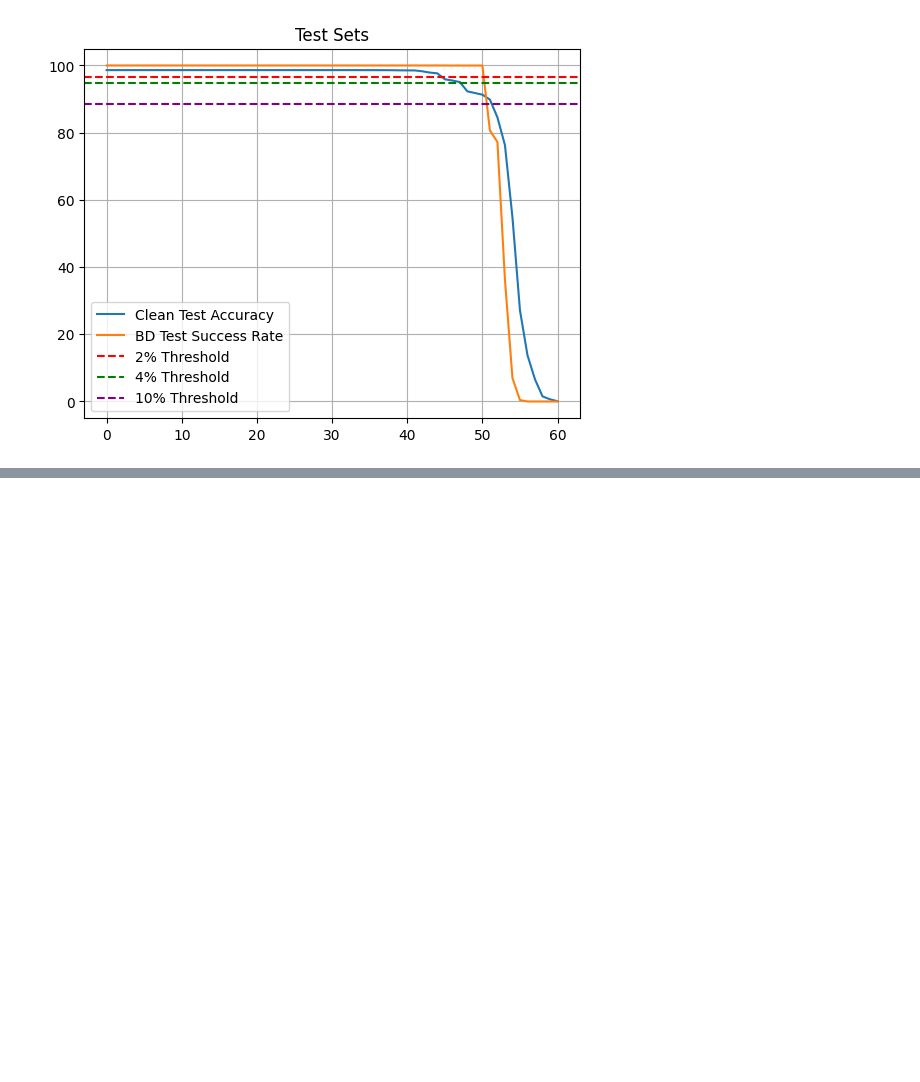
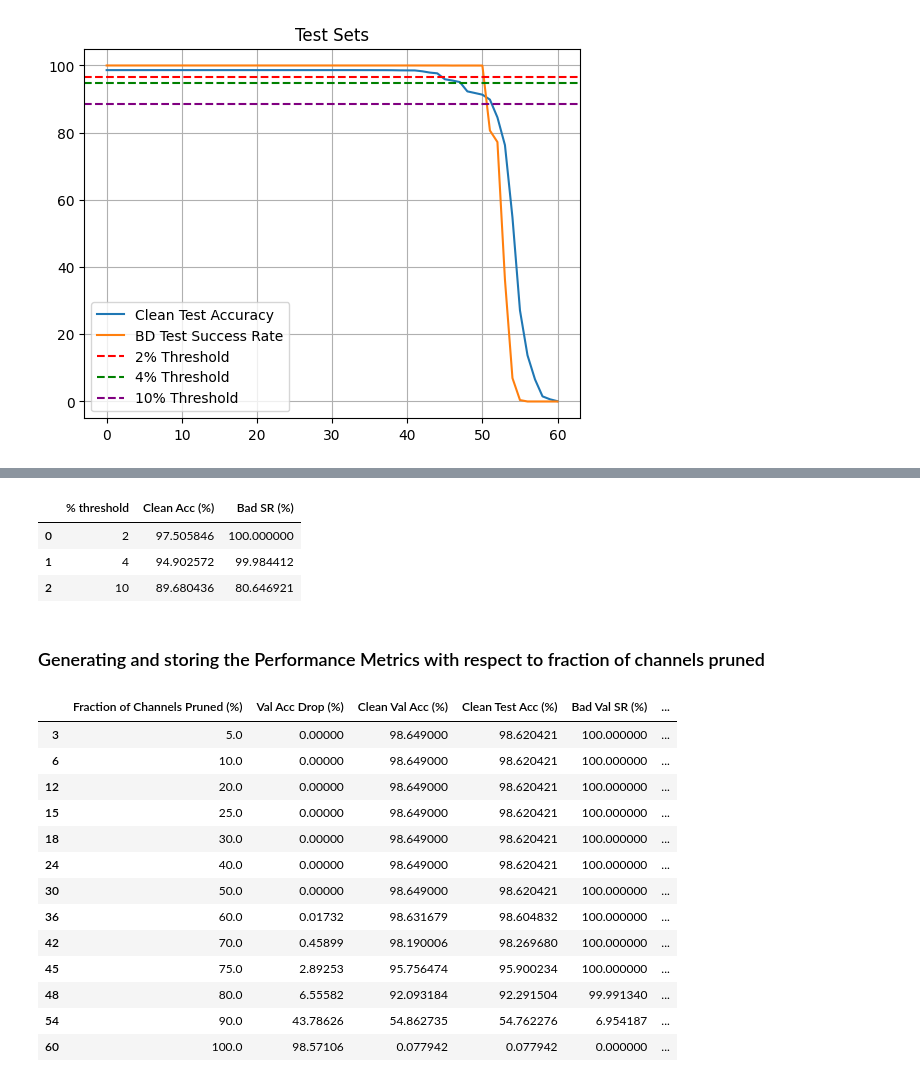
Before and after one commit to suriya-jambunathan/BackdoorAttackPruning, a Jupyter notebook: ML_CyberSec_Backdoor_sj3828.ipynb, the cells around one changed output, grey strips where cells are left out. Saved outputs shown, nothing was run; the diff lists cells and outputs as text; code cells hidden in the pictures; blank space fills up the shorter version.

```diff
--- a/ML_CyberSec_Backdoor_sj3828.ipynb
+++ b/ML_CyberSec_Backdoor_sj3828.ipynb
@@ -170,15 +171,18 @@ for act_ind in sorted_mean_activation_inds:
     # Updating and saving the 2% B' Model if drop in accuracy <= 2%
     if val_acc_diff <= 2:
         B_dash_2_perc.set_weights(B_dash.get_weights())
+        B_dash_2_perc.save('./models/bd_2p.h5')
         B_dash_2_perc.save_weights('./models/bd_2p_weights.h5')
 
     # Updating and saving the 4% B' Model if drop in accuracy <= 4%
     if val_acc_diff <= 4:
         B_dash_4_perc.set_weights(B_dash.get_weights())
+        B_dash_4_perc.save('./models/bd_4p.h5')
         B_dash_4_perc.save_weights('./models/bd_4p_weights.h5')
 
     # Updating and saving the 10% B' Model if drop in accuracy <= 10%
     if val_acc_diff <= 10:
         B_dash_10_perc.set_weights(B_dash.get_weights())
+        B_dash_10_perc.save('./models/bd_10p.h5')
         B_dash_10_perc.save_weights('./models/bd_10p_weights.h5')
 # %% [output]
@@ -317 +323,51 @@ Clean Classification Accuracy: 89.68043647700702
 Attack Success Rate: 80.6469212782541
+# %%
+threshold_metrics = pd.DataFrame()
+
+threshold_metrics['% threshold'] = [2, 4, 10]
+threshold_metrics['Clean Acc (%)'] = [clean_acc_2p, clean_acc_4p, clean_acc_10p]
+threshold_metrics['Bad SR (%)'] = [bad_sr_2p, bad_sr_4p, bad_sr_10p]
+
+threshold_metrics.to_csv('threshold_metrics.csv')
+
+threshold_metrics
+# %% [output]
+|  | % threshold | Clean Acc (%) | Bad SR (%) |
+| 0 | 2 | 97.505846 | 100.000000 |
+| 1 | 4 | 94.902572 | 99.984412 |
+| 2 | 10 | 89.680436 | 80.646921 |
+# %% [markdown]
+### Generating and storing the Performance Metrics with respect to fraction of channels pruned
+# %%
+num_channels_pruned = list(range(0, 61))
+fraction_channels_pruned = [round(channels_pruned*100/60, 5) for channels_pruned in num_channels_pruned]
+
+cl_val_acc_drops = [round(cl_val_accs[0] - cl_val_acc, 5) for cl_val_acc in cl_val_accs]
+
+metrics_df = pd.DataFrame()
+
+metrics_df['Fraction of Channels Pruned (%)'] = fraction_channels_pruned
+metrics_df['Val Acc Drop (%)'] = cl_val_acc_drops
+metrics_df['Clean Val Acc (%)'] = cl_val_accs
+metrics_df['Clean Test Acc (%)'] = cl_test_accs
+metrics_df['Bad Val SR (%)'] = bd_val_srs
+metrics_df['Bad Test SR (%)'] = bd_test_srs
+
+metrics_df.to_csv('metrics.csv')
+
+metrics_df[metrics_df['Fraction of Channels Pruned (%)'].isin([5.0, 10.0, 20.0, 25.0, 30.0, 40.0, 50.0, 60.0, 70.0, 75.0, 80.0, 90.0, 100.0])]
+# %% [output]
+|  | Fraction of Channels Pruned (%) | Val Acc Drop (%) | Clean Val Acc (%) | Clean Test Acc (%) | Bad Val SR (%) | ... |
+| 3 | 5.0 | 0.00000 | 98.649000 | 98.620421 | 100.000000 | ... |
+| 6 | 10.0 | 0.00000 | 98.649000 | 98.620421 | 100.000000 | ... |
+| 12 | 20.0 | 0.00000 | 98.649000 | 98.620421 | 100.000000 | ... |
+| 15 | 25.0 | 0.00000 | 98.649000 | 98.620421 | 100.000000 | ... |
+| 18 | 30.0 | 0.00000 | 98.649000 | 98.620421 | 100.000000 | ... |
+| 24 | 40.0 | 0.00000 | 98.649000 | 98.620421 | 100.000000 | ... |
+| 30 | 50.0 | 0.00000 | 98.649000 | 98.620421 | 100.000000 | ... |
+| 36 | 60.0 | 0.01732 | 98.631679 | 98.604832 | 100.000000 | ... |
+| 42 | 70.0 | 0.45899 | 98.190006 | 98.269680 | 100.000000 | ... |
+| 45 | 75.0 | 2.89253 | 95.756474 | 95.900234 | 100.000000 | ... |
+| 48 | 80.0 | 6.55582 | 92.093184 | 92.291504 | 99.991340 | ... |
+| 54 | 90.0 | 43.78626 | 54.862735 | 54.762276 | 6.954187 | ... |
+| 60 | 100.0 | 98.57106 | 0.077942 | 0.077942 | 0.000000 | ... |
```
Also changed, not shown: parts of 7 cells of this notebook, 4 other files.
